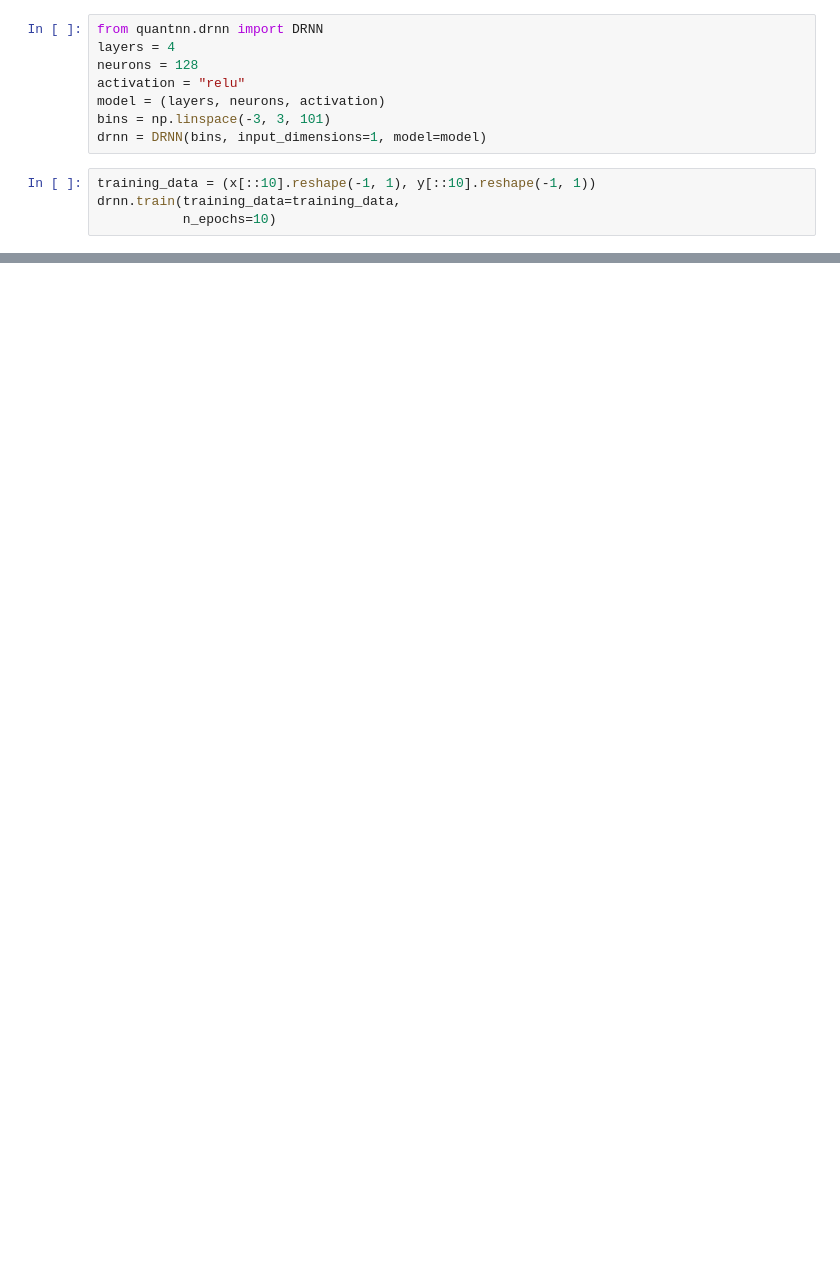
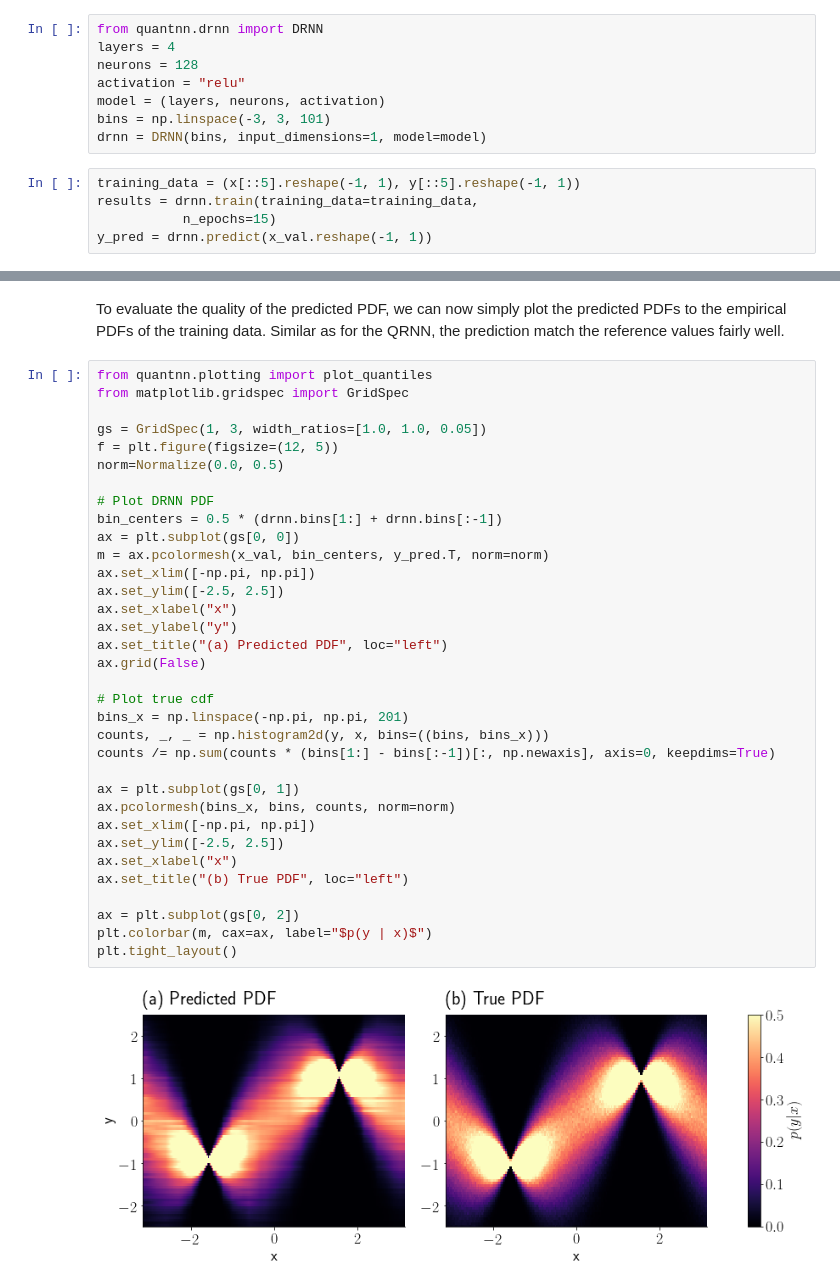
Before and after one commit to simonpf/quantnn, a Jupyter notebook: notebooks/simple_example.ipynb, the cells around one changed output, grey strips where cells are left out. Saved outputs shown, nothing was run; the diff lists cells and outputs as text; blank space fills up the shorter version.

```diff
--- a/notebooks/simple_example.ipynb
+++ b/notebooks/simple_example.ipynb
@@ -159,7 +146,8 @@ model = (layers, neurons, activation)
 bins = np.linspace(-3, 3, 101)
 drnn = DRNN(bins, input_dimensions=1, model=model)
 # %%
-training_data = (x[::10].reshape(-1, 1), y[::10].reshape(-1, 1))
-drnn.train(training_data=training_data,
-           n_epochs=10)
+training_data = (x[::5].reshape(-1, 1), y[::5].reshape(-1, 1))
+results = drnn.train(training_data=training_data,
+           n_epochs=15)
+y_pred = drnn.predict(x_val.reshape(-1, 1))
 # %% [output]
@@ -175,0 +169,38 @@ Epoch 9 / 10: Batch 2455 / 3906, Training error: 3.562
+# %% [markdown]
+To evaluate the quality of the predicted PDF, we can now simply plot the predicted PDFs to the empirical PDFs of the training data. Similar as for the QRNN, the prediction match the reference values fairly well.
+# %%
+from quantnn.plotting import plot_quantiles
+from matplotlib.gridspec import GridSpec
+
+gs = GridSpec(1, 3, width_ratios=[1.0, 1.0, 0.05])
+f = plt.figure(figsize=(12, 5))
+norm=Normalize(0.0, 0.5)
+
+# Plot DRNN PDF
+bin_centers = 0.5 * (drnn.bins[1:] + drnn.bins[:-1])
+ax = plt.subplot(gs[0, 0])
+m = ax.pcolormesh(x_val, bin_centers, y_pred.T, norm=norm)
+ax.set_xlim([-np.pi, np.pi])
+ax.set_ylim([-2.5, 2.5])
+ax.set_xlabel("x")
+ax.set_ylabel("y")
+ax.set_title("(a) Predicted PDF", loc="left")
+ax.grid(False)
+
+# Plot true cdf
+bins_x = np.linspace(-np.pi, np.pi, 201)
+counts, _, _ = np.histogram2d(y, x, bins=((bins, bins_x)))
+counts /= np.sum(counts * (bins[1:] - bins[:-1])[:, np.newaxis], axis=0, keepdims=True)
+
+ax = plt.subplot(gs[0, 1])
+ax.pcolormesh(bins_x, bins, counts, norm=norm)
+ax.set_xlim([-np.pi, np.pi])
+ax.set_ylim([-2.5, 2.5])
+ax.set_xlabel("x")
+ax.set_title("(b) True PDF", loc="left")
+
+ax = plt.subplot(gs[0, 2])
+plt.colorbar(m, cax=ax, label="$p(y | x)$")
+plt.tight_layout()
+# %% [output]
+[figure, added]
```
Also changed, not shown: parts of 28 cells of this notebook, 3 other files.
